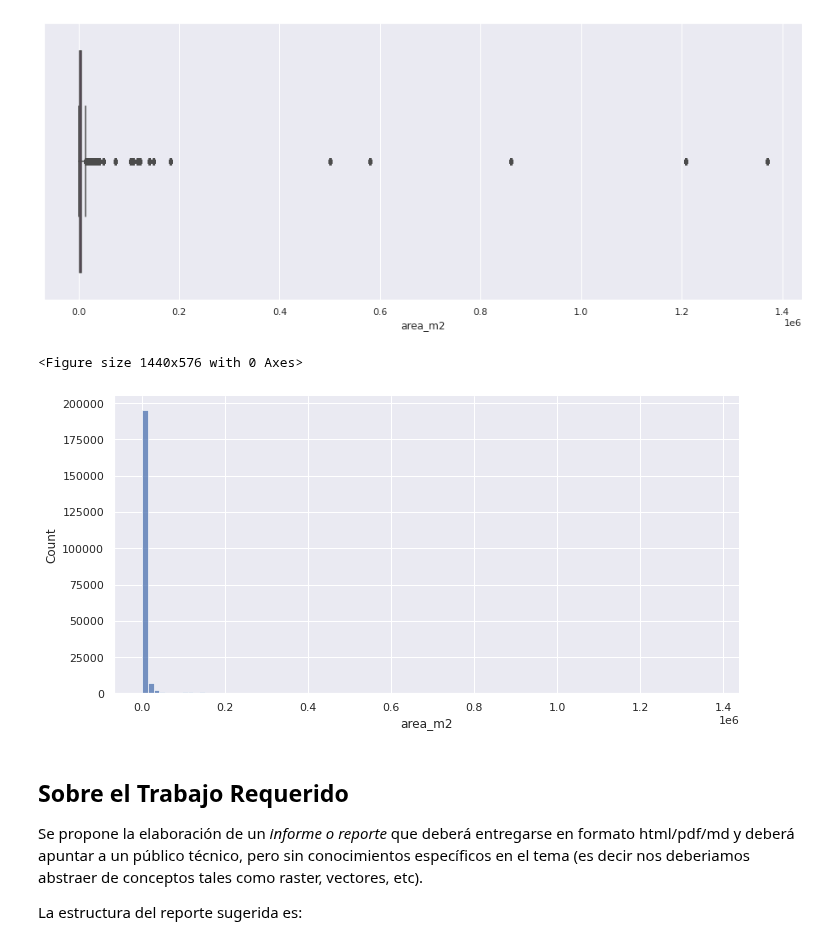
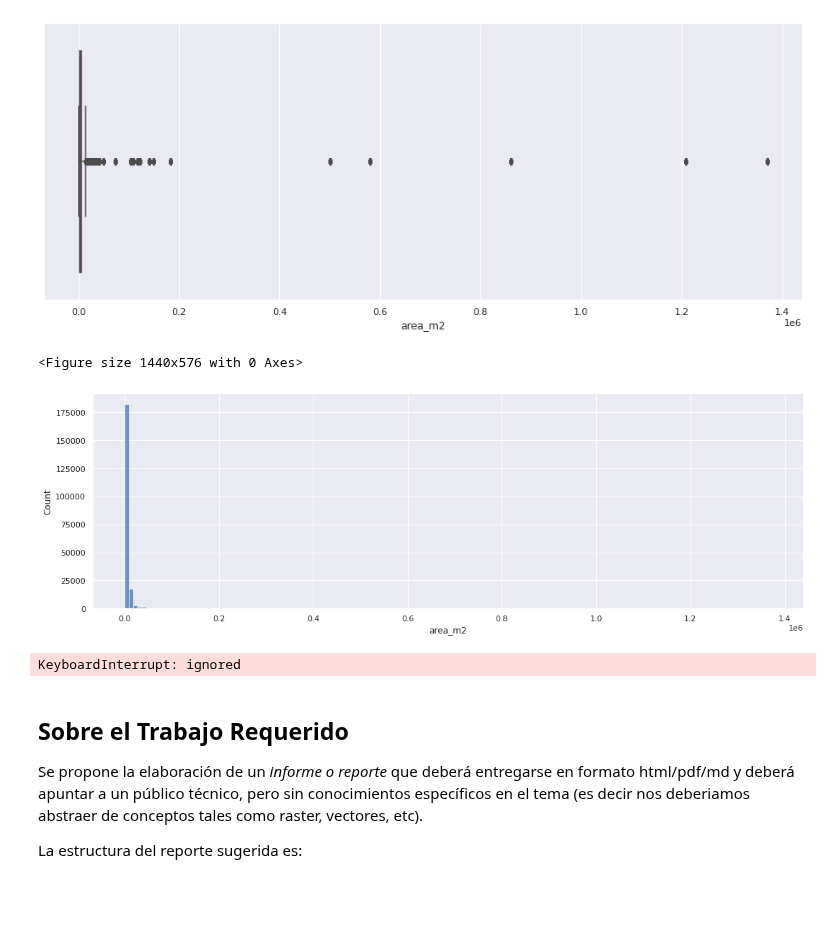
Before and after one commit to carolina-garay/M_Espacios_Verdes_2022_Grupo1, a Jupyter notebook: Analisis_y_Visualizacion_MEV_TP_Garay.ipynb, the cells around one changed output. Cells and saved outputs as stored; diff of their text form; code cells hidden in the pictures; blank space fills up the shorter version.

```diff
--- a/Analisis_y_Visualizacion_MEV_TP_Garay.ipynb
+++ b/Analisis_y_Visualizacion_MEV_TP_Garay.ipynb
@@ -162,8 +144,12 @@ sns.boxplot(x=df["area_m2"], color='magenta');
 [figure]
 # %%
 plt.figure(figsize=(20,8))
-m=sns.displot(df["area_m2"], aspect=2, bins=100)
+m=sns.displot(df["area_m2"], aspect=3, bins=150);
 sns.despine();
 # %% [output]
 <Figure size 1440x576 with 0 Axes>
-[figure, old version]
+[figure, new version]
+# %%
+df["area_m2"].plot(kind = 'barh', width=1) #
+# %% [output]
+KeyboardInterrupt: ignored
```
Also changed, not shown: parts of 2 cells of this notebook.
